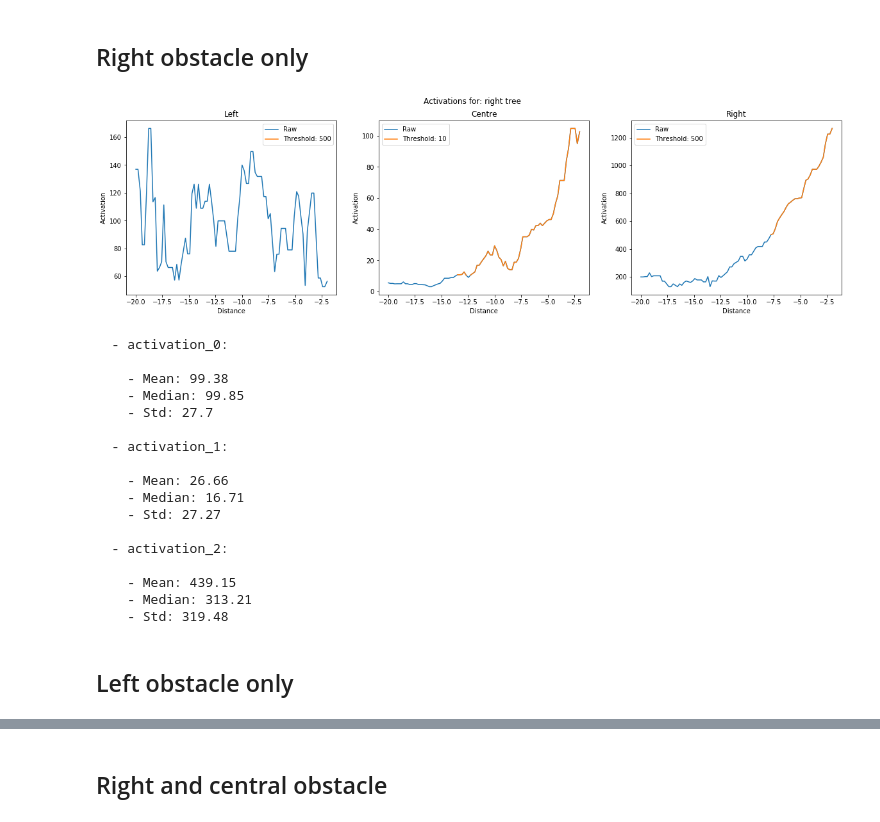
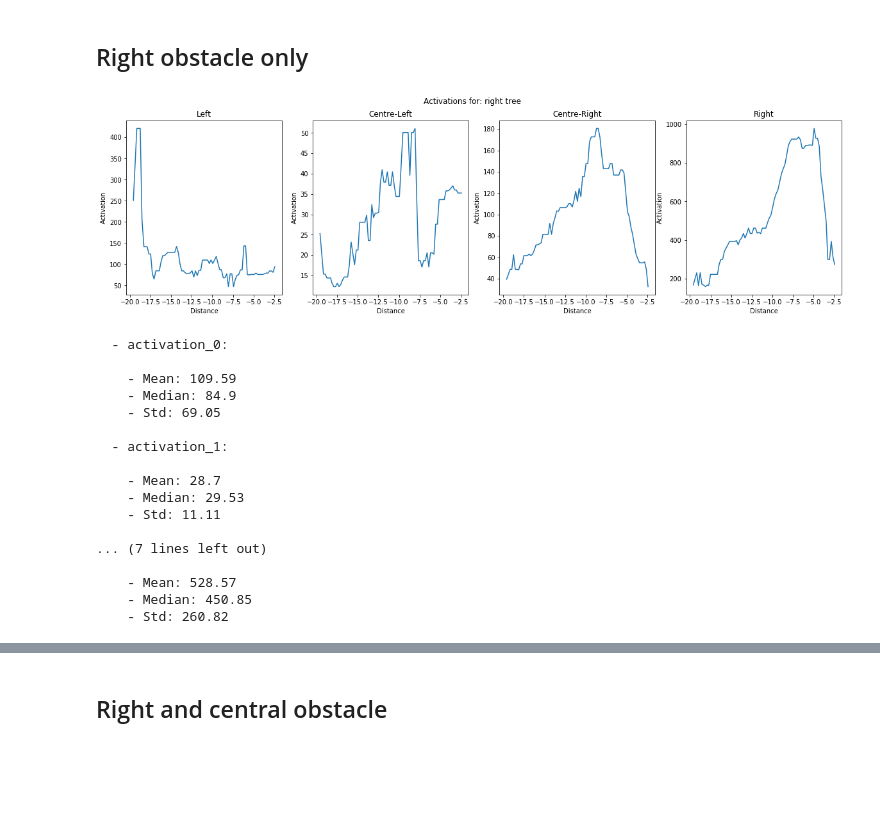
Before and after one commit to joanreyero/pyx4-avoidance, a Jupyter notebook: src/analytics/4-crops/4-crops-analysis.ipynb, the cells around one changed output, grey strips where cells are left out. Drawn from its saved outputs; the diff is of its cells as text; code cells hidden in the pictures; blank space fills up the shorter version.

```diff
--- a/src/analytics/4-crops/4-crops-analysis.ipynb
+++ b/src/analytics/4-crops/4-crops-analysis.ipynb
@@ -34,7 +34,7 @@ def make_df(data):
 def show(data, pprint=True, thr=False):
     labels = {ACT0: 'Left', ACT1: 'Centre-Left', ACT2: 'Centre-Right', ACT3: 'Right'}
 
-    fig, axs = plt.subplots(1, 3, figsize=(20,5))
+    fig, axs = plt.subplots(1, 4, figsize=(20,5))
 
     for i, act in enumerate(ACTS):
         axs[i].plot(data[DIST], data[act], label = 'Raw')
@@ -103,35 +103,33 @@ IndexError: index 3 is out of bounds for axis 0 with size 3
 # %%
 data = [
     {
         'file': 'csv/0-right-obstacle-0.csv',
         'label': 'right tree'
     }
 ]
 
 df = make_df(data)
-df = add_threshold(df, ACT0, thrs[0])
-df = add_threshold(df, ACT1, thrs[1])
-df = add_threshold(df, ACT2, thrs[2])
+# df = add_threshold(df, ACT0, thrs[0])
+# df = add_threshold(df, ACT1, thrs[1])
+# df = add_threshold(df, ACT2, thrs[2])
 
-show(df, thr=thrs)
+show(df, thr=False)
 # %% [output]
-[figure, old version]
+[figure, new version]
   - activation_0:
 
-    - Mean: 99.38
-    - Median: 99.85
-    - Std: 27.7
+    - Mean: 109.59
+    - Median: 84.9
+    - Std: 69.05
 
   - activation_1:
 
-    - Mean: 26.66
-    - Median: 16.71
-    - Std: 27.27
+    - Mean: 28.7
+    - Median: 29.53
+    - Std: 11.11
 
-  - activation_2:
+... (7 lines left out)
 
-    - Mean: 439.15
-    - Median: 313.21
-    - Std: 319.48
+    - Mean: 528.57
+    - Median: 450.85
+    - Std: 260.82
-# %% [markdown]
-## Left obstacle only
```
Also changed, not shown: parts of 15 cells of this notebook, 16 other files.
